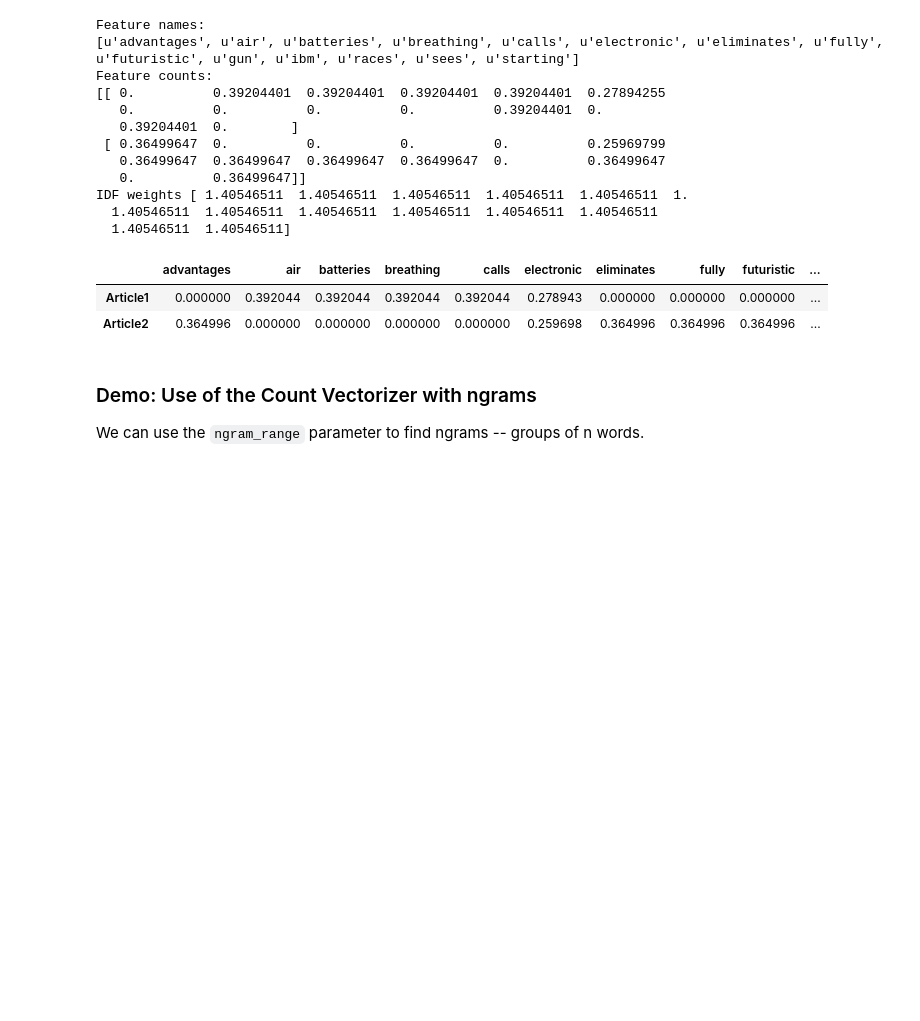
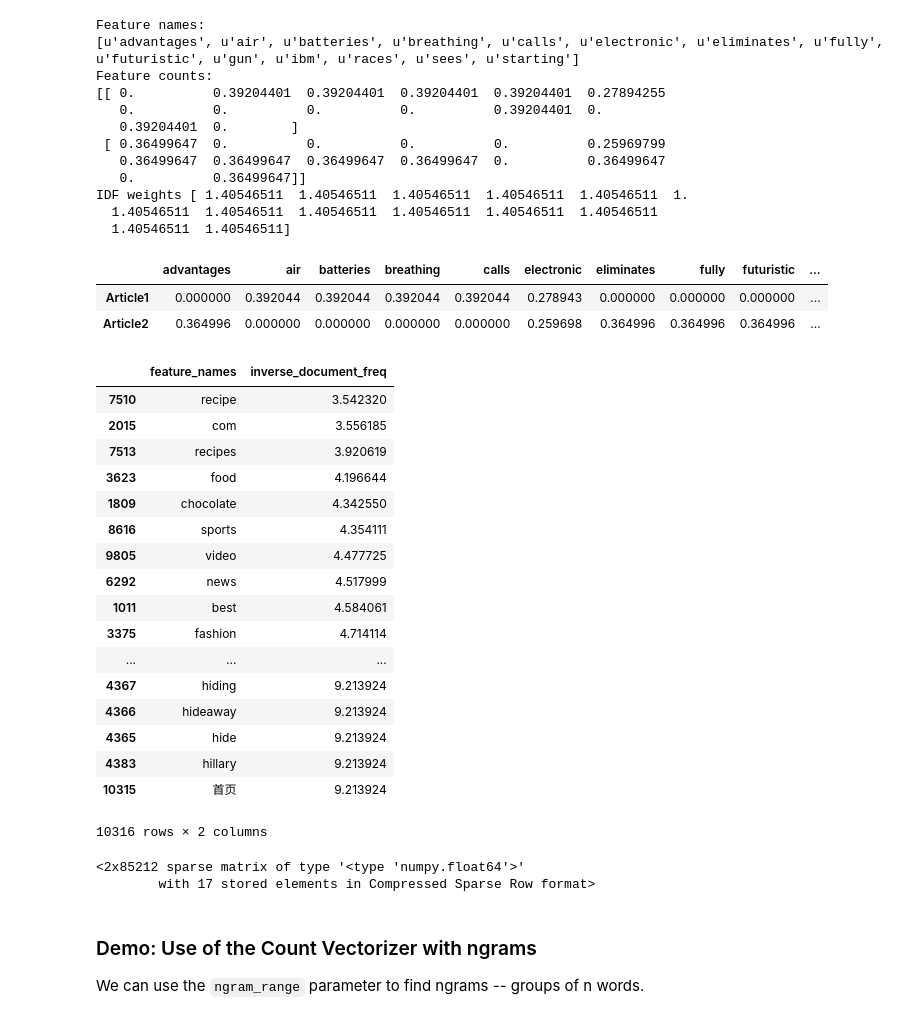
Before and after one commit to nicolairobles/DAT-NYC-37, a Jupyter notebook: lessons/lesson-14/code/starter-code/starter-code-14.ipynb, the cells around one changed output. Cells and saved outputs as stored; diff of their text form; code cells hidden in the pictures; blank space fills up the shorter version.

```diff
--- a/lessons/lesson-14/code/starter-code/starter-code-14.ipynb
+++ b/lessons/lesson-14/code/starter-code/starter-code-14.ipynb
@@ -193,3 +238,47 @@ IDF weights [ 1.40546511  1.40546511  1.40546511  1.40546511  1.40546511  1.
 |  | advantages | air | batteries | breathing | calls | electronic | eliminates | fully | futuristic | ... |
 | Article1 | 0.000000 | 0.392044 | 0.392044 | 0.392044 | 0.392044 | 0.278943 | 0.000000 | 0.000000 | 0.000000 | ... |
 | Article2 | 0.364996 | 0.000000 | 0.000000 | 0.000000 | 0.000000 | 0.259698 | 0.364996 | 0.364996 | 0.364996 | ... |
+# %%
+# TODO: Determine Tf-Idf of title
+# Find the words with 100 highest and lowest inverse document frequency
+
+from sklearn.feature_extraction.text import TfidfVectorizer
+
+vectorizer = TfidfVectorizer(stop_words='english', sublinear_tf = False)
+
+vectorizer.fit(data['title'].dropna())
+vectorized_titles = vectorizer.transform(titles)
+
+feature_names         = vectorizer.get_feature_names()  # Returns all feature names
+inverse_document_freq = vectorizer.idf_  # Returns document frequencies
+
+tfidf = pd.DataFrame(
+    {
+        "feature_names": feature_names,
+        "inverse_document_freq": inverse_document_freq
+    }
+)
+
+sorted_tfidf = tfidf.sort_values(by='inverse_document_freq')
+
+sorted_tfidf.tail(100)
+sorted_tfidf.head(100)
+# %% [output]
+|  | feature_names | inverse_document_freq |
+| 7510 | recipe | 3.542320 |
+| 2015 | com | 3.556185 |
+| 7513 | recipes | 3.920619 |
+| 3623 | food | 4.196644 |
+| 1809 | chocolate | 4.342550 |
+| 8616 | sports | 4.354111 |
+| 9805 | video | 4.477725 |
+| 6292 | news | 4.517999 |
+| 1011 | best | 4.584061 |
+| 3375 | fashion | 4.714114 |
+| ... | ... | ... |
+| 4367 | hiding | 9.213924 |
+| 4366 | hideaway | 9.213924 |
+| 4365 | hide | 9.213924 |
+| 4383 | hillary | 9.213924 |
+| 10315 | 首页 | 9.213924 |
+10316 rows × 2 columns
@@ -196,3 +310,10 @@ IDF weights [ 1.40546511  1.40546511  1.40546511  1.40546511  1.40546511  1.
+# %%
+vectorized_titles
+
+len()
+# %% [output]
+<2x85212 sparse matrix of type '<type 'numpy.float64'>'
+        with 17 stored elements in Compressed Sparse Row format>
 # %% [markdown]
  ### Demo: Use of the Count Vectorizer with ngrams
 
```
Also changed, not shown: parts of 6 cells of this notebook, 22 other files.
